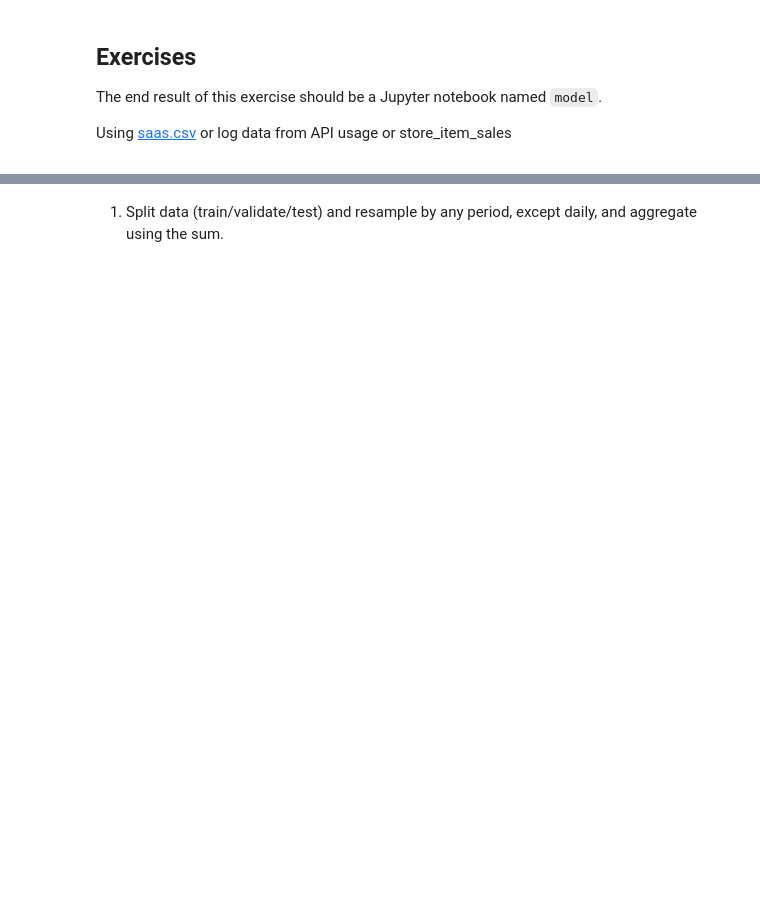
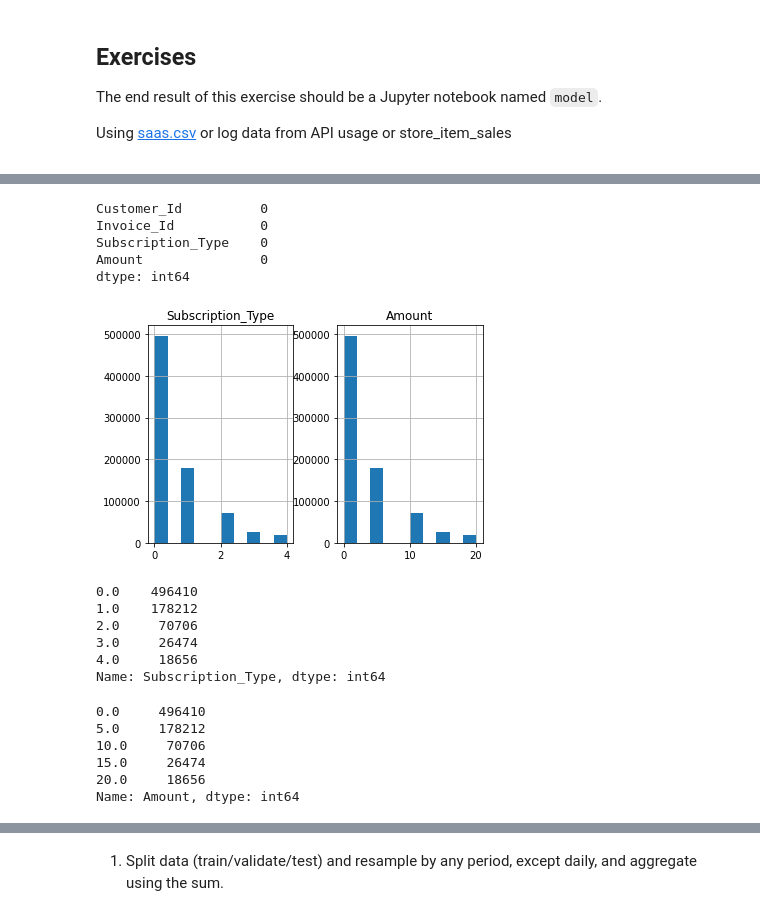
Before and after one commit to Jared-Godar/time-series-exercises, a Jupyter notebook: tsa_modeling_exercises.ipynb, the cells around one changed output, grey strips where cells are left out. Drawn from its saved outputs; the diff is of its cells as text; code cells hidden in the pictures; blank space fills up the shorter version.

```diff
--- a/tsa_modeling_exercises.ipynb
+++ b/tsa_modeling_exercises.ipynb
@@ -5,0 +26,2 @@
+# %%
+df = pd.read_csv('saas.csv')
@@ -5,0 +68,4 @@
+# %%
+# Convert to datetime, reindex, and sort
+df.Month_Invoiced = pd.to_datetime(df.Month_Invoiced)
+df = df.set_index("Month_Invoiced").sort_index()
@@ -5,0 +125,30 @@
+# %%
+df.isnull().sum()
+# %% [output]
+Customer_Id          0
+Invoice_Id           0
+Subscription_Type    0
+Amount               0
+dtype: int64
+# %%
+df[['Subscription_Type', 'Amount']].hist();
+# %% [output]
+[figure, added]
+# %%
+df.Subscription_Type.value_counts()
+# %% [output]
+0.0    496410
+1.0    178212
+2.0     70706
+3.0     26474
+4.0     18656
+Name: Subscription_Type, dtype: int64
+# %%
+df.Amount.value_counts()
+# %% [output]
+0.0     496410
+5.0     178212
+10.0     70706
+15.0     26474
+20.0     18656
+Name: Amount, dtype: int64
```
Also changed, not shown: parts of 75 cells of this notebook, 1 other file.
